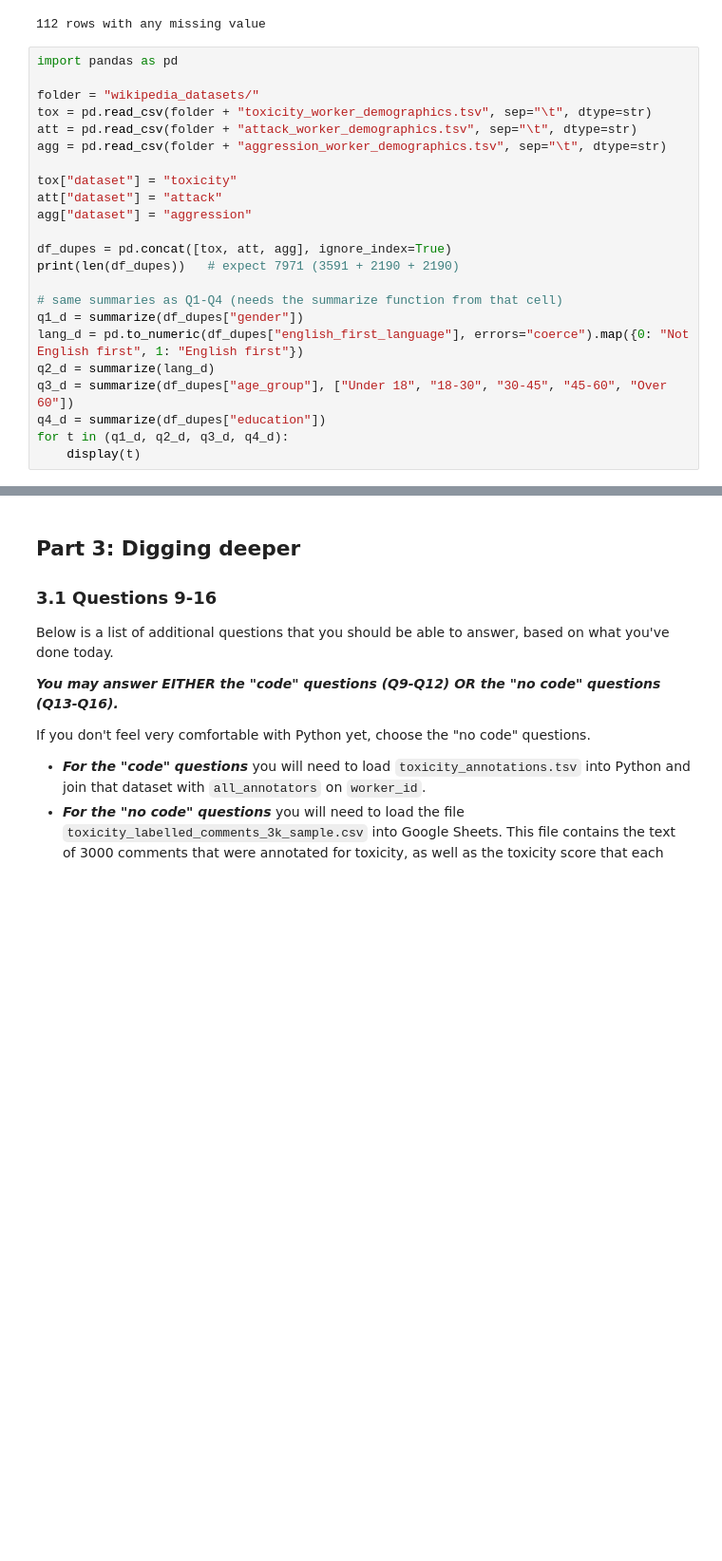
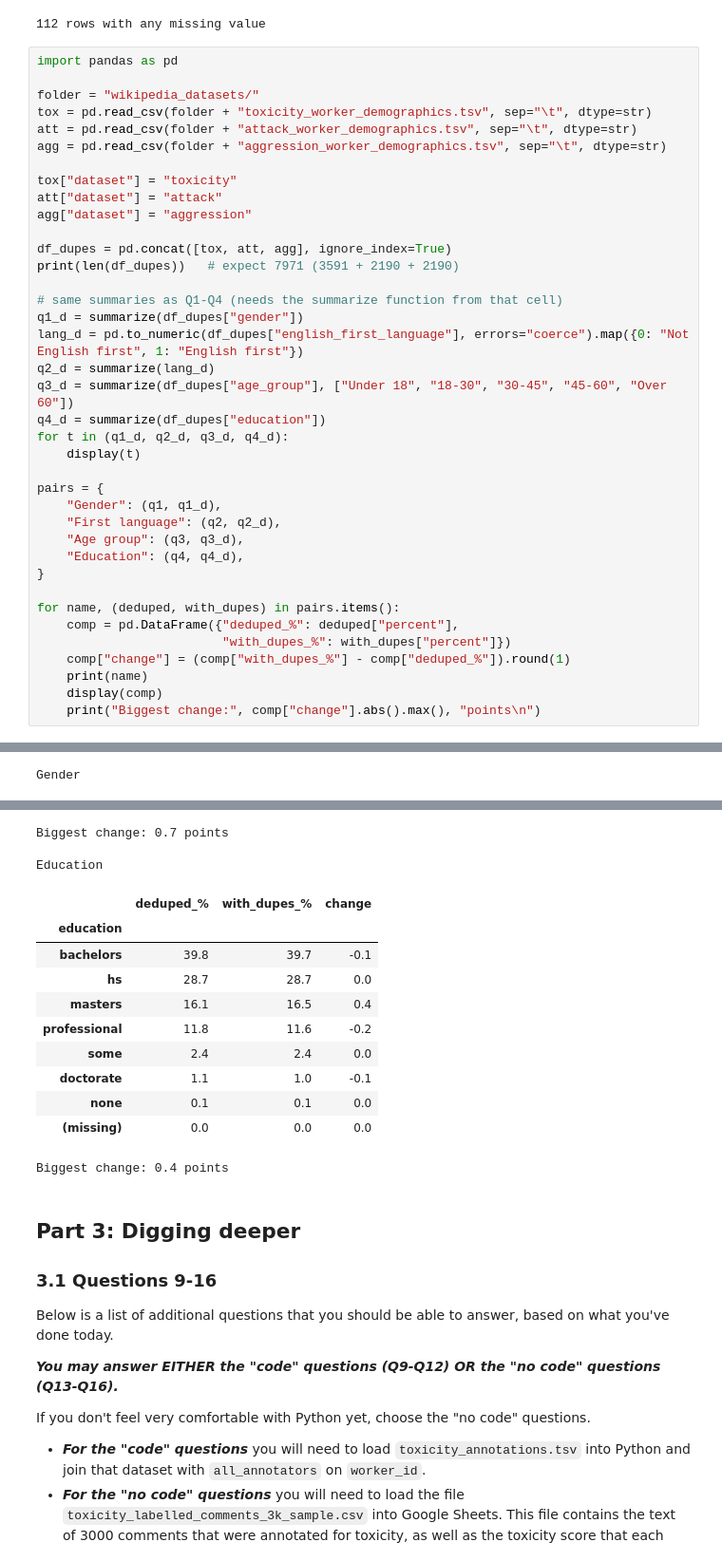
Before and after one commit to pspandle/HCDE-410, a Jupyter notebook: A2/hcde410-a2.ipynb, the cells around one changed output, grey strips where cells are left out. Shown at 95% size. Cells and saved outputs as stored; diff of their text form; blank space fills up the shorter version.

```diff
--- a/A2/hcde410-a2.ipynb
+++ b/A2/hcde410-a2.ipynb
@@ -557,6 +557,21 @@ q3_d = summarize(df_dupes["age_group"], ["Under 18", "18-30", "30-45", "45-60",
 q4_d = summarize(df_dupes["education"])
 for t in (q1_d, q2_d, q3_d, q4_d):
     display(t)
+
+pairs = {
+    "Gender": (q1, q1_d),
+    "First language": (q2, q2_d),
+    "Age group": (q3, q3_d),
+    "Education": (q4, q4_d),
+}
+
+for name, (deduped, with_dupes) in pairs.items():
+    comp = pd.DataFrame({"deduped_%": deduped["percent"],
+                         "with_dupes_%": with_dupes["percent"]})
+    comp["change"] = (comp["with_dupes_%"] - comp["deduped_%"]).round(1)
+    print(name)
+    display(comp)
+    print("Biggest change:", comp["change"].abs().max(), "points\n")
 # %% [output]
 7971
 |  | count | percent |
@@ -588,3 +603,4 @@ for t in (q1_d, q2_d, q3_d, q4_d):
 | doctorate | 81 | 1.0 |
 | none | 5 | 0.1 |
 | (missing) | 0 | 0.0 |
+Gender
@@ -591,3 +632,17 @@ for t in (q1_d, q2_d, q3_d, q4_d):
+Biggest change: 0.7 points
+
+Education
+|  | deduped_% | with_dupes_% | change |
+| education |  |  |  |
+| bachelors | 39.8 | 39.7 | -0.1 |
+| hs | 28.7 | 28.7 | 0.0 |
+| masters | 16.1 | 16.5 | 0.4 |
+| professional | 11.8 | 11.6 | -0.2 |
+| some | 2.4 | 2.4 | 0.0 |
+| doctorate | 1.1 | 1.0 | -0.1 |
+| none | 0.1 | 0.1 | 0.0 |
+| (missing) | 0.0 | 0.0 | 0.0 |
+Biggest change: 0.4 points
 # %% [markdown]
 ## Part 3: Digging deeper
 
```
Also changed, not shown: parts of 1 cell of this notebook.
